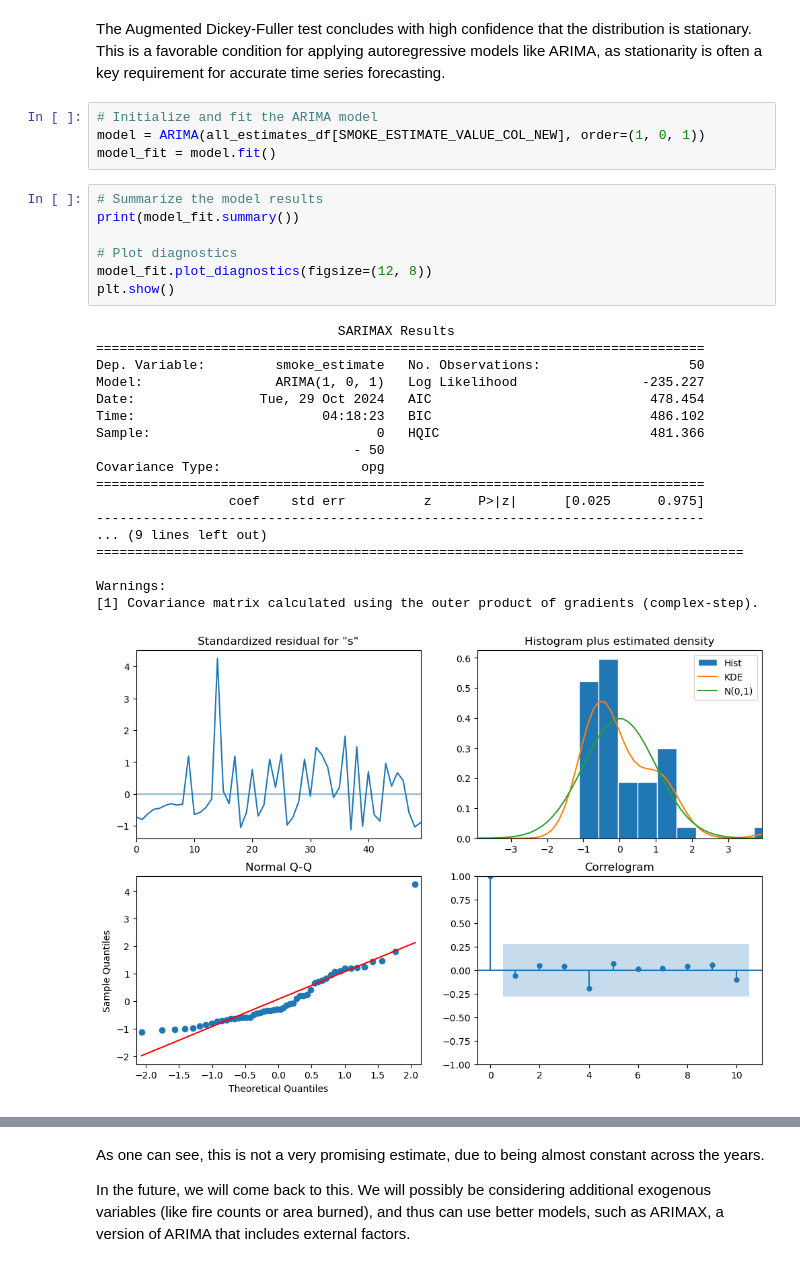
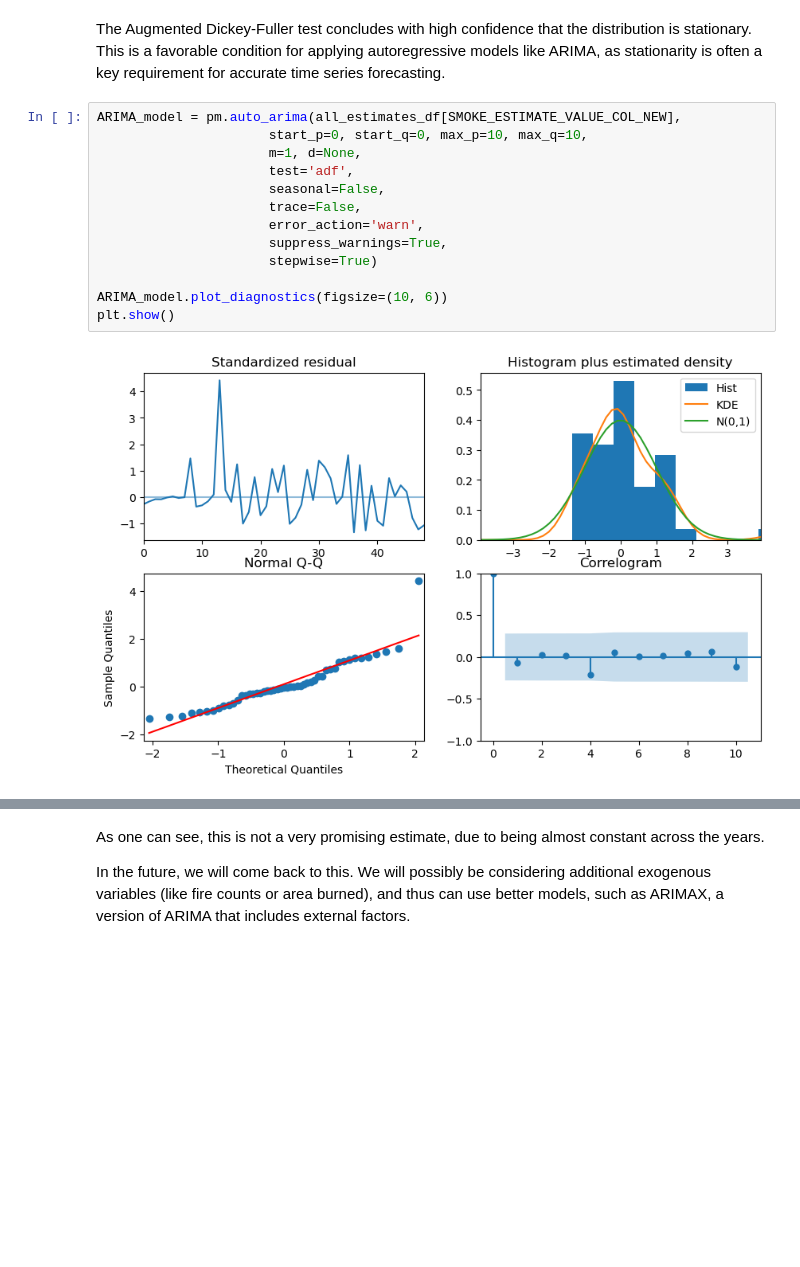
Before and after one commit to himanshunaidu/data512_project, a Jupyter notebook: wildfire_data_analysis.ipynb, the cells around one changed output, grey strips where cells are left out. Cells and saved outputs as stored; diff of their text form; blank space fills up the shorter version.

```diff
--- a/wildfire_data_analysis.ipynb
+++ b/wildfire_data_analysis.ipynb
@@ -170,35 +171,20 @@ Critical Value (5%): -2.9157312396694217
 Critical Value (10%): -2.5956695041322315
 # %% [markdown]
 The Augmented Dickey-Fuller test concludes with high confidence that the distribution is stationary. This is a favorable condition for applying autoregressive models like ARIMA, as stationarity is often a key requirement for accurate time series forecasting.
-# %%
-# Initialize and fit the ARIMA model
-model = ARIMA(all_estimates_df[SMOKE_ESTIMATE_VALUE_COL_NEW], order=(1, 0, 1))
-model_fit = model.fit()
-# %%
-# Summarize the model results
-print(model_fit.summary())
-
-# Plot diagnostics
-model_fit.plot_diagnostics(figsize=(12, 8))
-plt.show()
-# %% [output]
-                               SARIMAX Results
-==============================================================================
-Dep. Variable:         smoke_estimate   No. Observations:                   50
-Model:                 ARIMA(1, 0, 1)   Log Likelihood                -235.227
-Date:                Tue, 29 Oct 2024   AIC                            478.454
-Time:                        04:18:23   BIC                            486.102
-Sample:                             0   HQIC                           481.366
-                                 - 50
-Covariance Type:                  opg
-==============================================================================
-                 coef    std err          z      P>|z|      [0.025      0.975]
-------------------------------------------------------------------------------
-... (9 lines left out)
-===================================================================================
-
-Warnings:
-[1] Covariance matrix calculated using the outer product of gradients (complex-step).
-[figure, removed]
+# %%
+ARIMA_model = pm.auto_arima(all_estimates_df[SMOKE_ESTIMATE_VALUE_COL_NEW],
+                      start_p=0, start_q=0, max_p=10, max_q=10,
+                      m=1, d=None,
+                      test='adf',
+                      seasonal=False,
+                      trace=False,
+                      error_action='warn',
+                      suppress_warnings=True,
+                      stepwise=True)
+
+ARIMA_model.plot_diagnostics(figsize=(10, 6))
+plt.show()
+# %% [output]
+[figure, added]
 # %%
 # Forecast future values for the next 25 years
```
Also changed, not shown: parts of 3 cells of this notebook.
